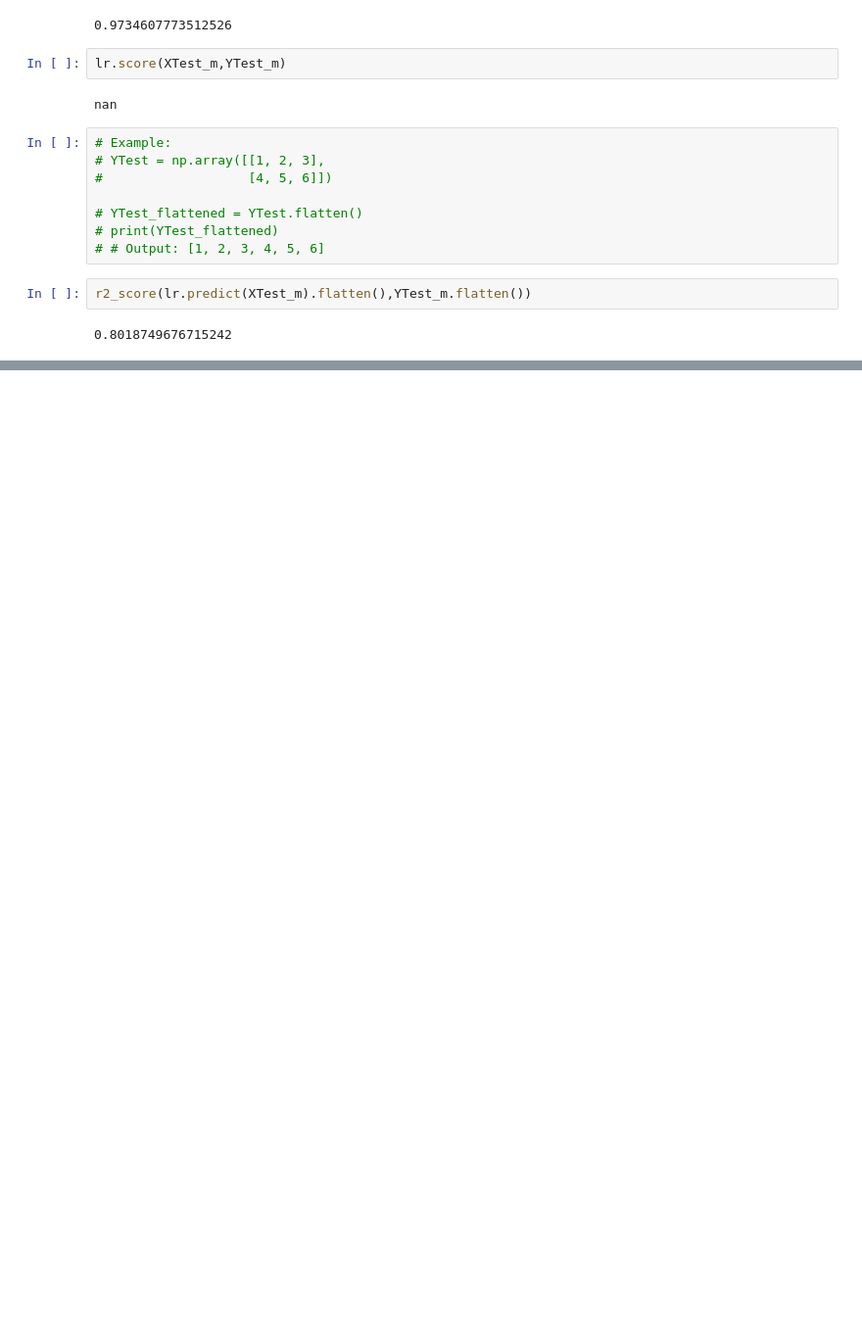
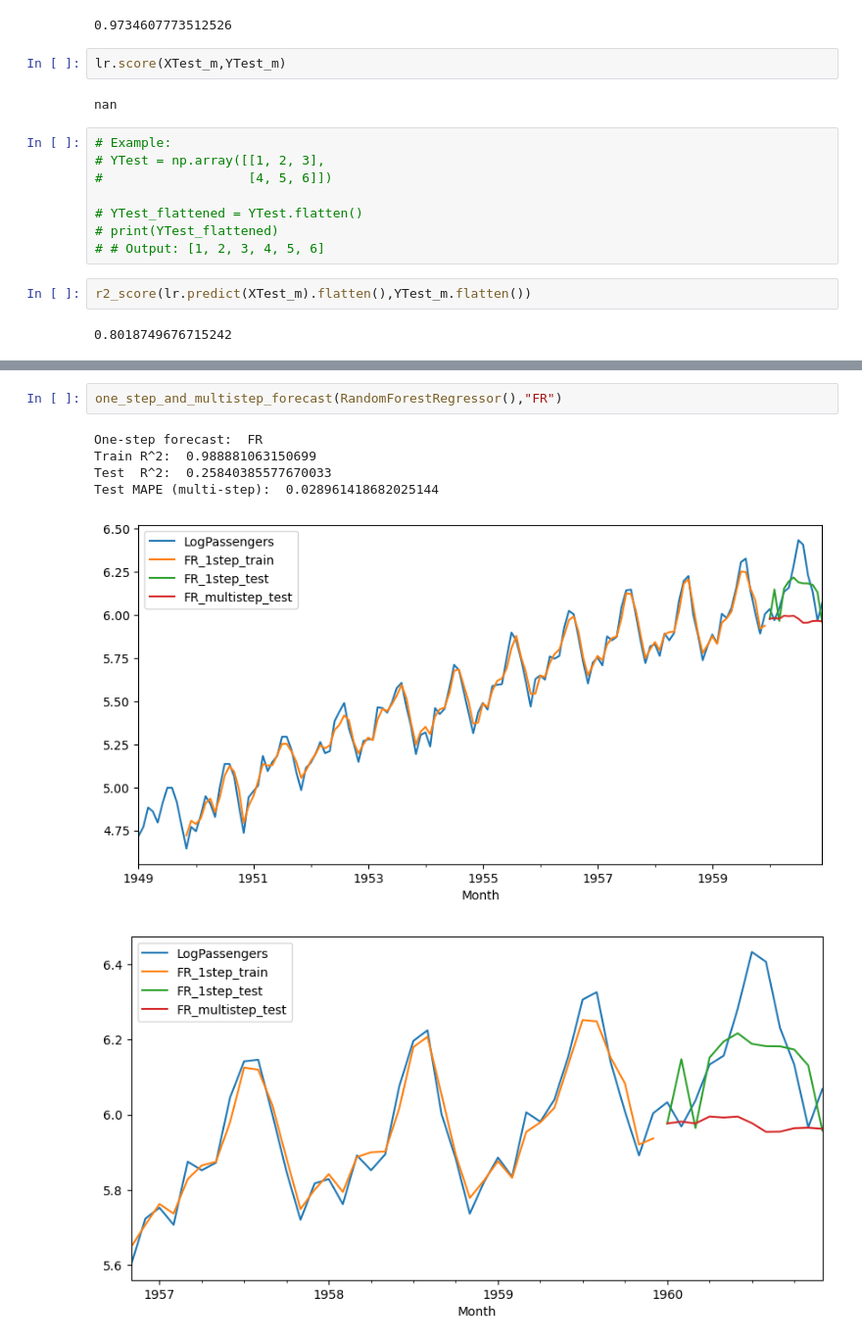
Before and after one commit to yeesem/Time-Series-Data-Analysis, a Jupyter notebook: ML_Airline_No_Differencing.ipynb, the cells around one changed output, grey strips where cells are left out. Shown at 98% size. Drawn from its saved outputs; the diff is of its cells as text; blank space fills up the shorter version.

```diff
--- a/ML_Airline_No_Differencing.ipynb
+++ b/ML_Airline_No_Differencing.ipynb
@@ -284,0 +366,9 @@ r2_score(lr.predict(XTest_m).flatten(),YTest_m.flatten())
+# %%
+one_step_and_multistep_forecast(RandomForestRegressor(),"FR")
+# %% [output]
+One-step forecast:  FR
+Train R^2:  0.988881063150699
+Test  R^2:  0.25840385577670033
+Test MAPE (multi-step):  0.028961418682025144
+[figure, added]
+[figure, added]
```
Also changed, not shown: parts of 7 cells of this notebook.
